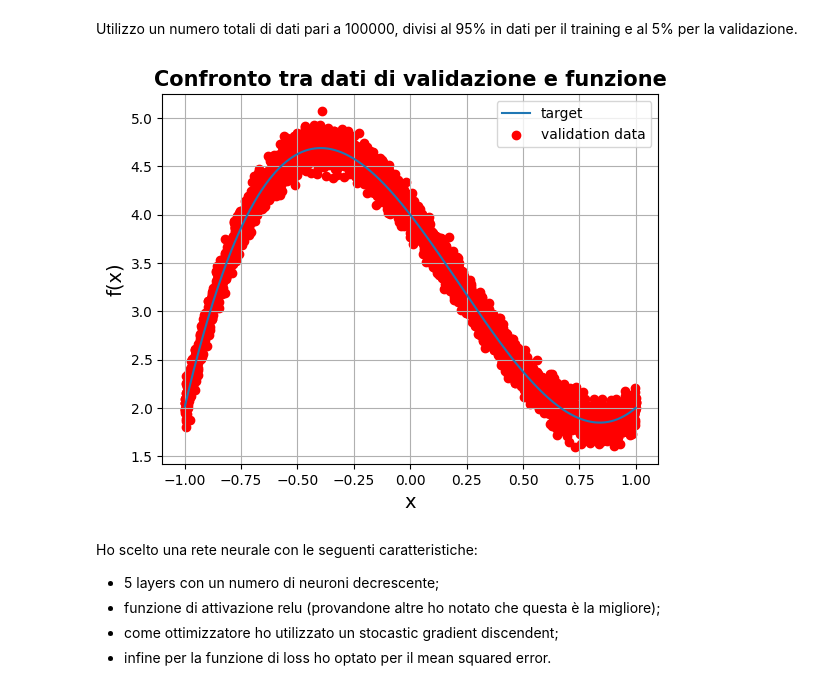
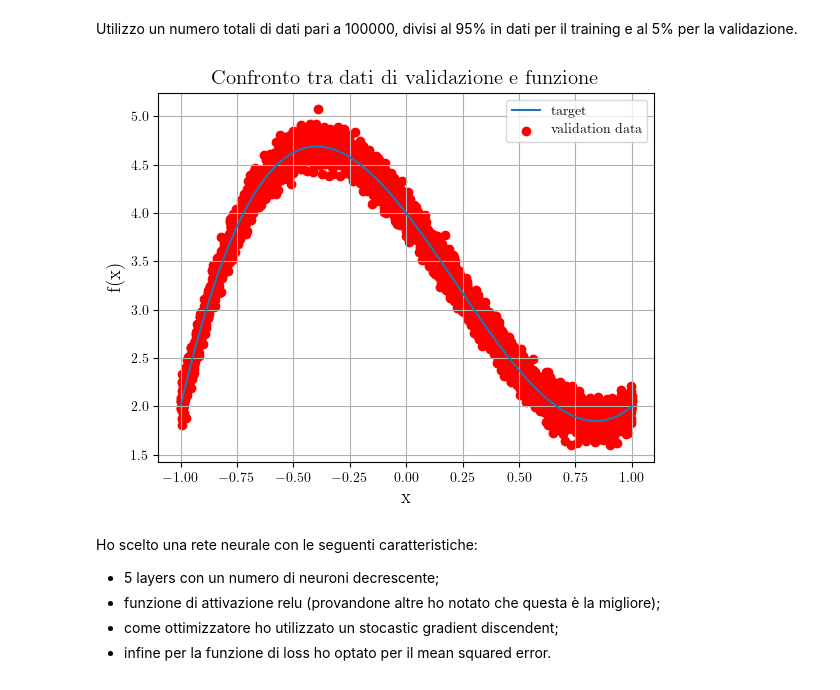
Before and after one commit to teolazze/LSN_matteo_lazzeretti, a Jupyter notebook: lezione_11/esercizio_11.2.ipynb, the cells around one changed output. Saved outputs shown, nothing was run; the diff lists cells and outputs as text; code cells hidden in the pictures.

```diff
--- a/lezione_11/esercizio_11.2.ipynb
+++ b/lezione_11/esercizio_11.2.ipynb
@@ -50,16 +50,20 @@ y_valid = np.random.normal(a + b * x_valid + c * x_valid**2 + d * x_valid**3, si
 # %%
 # plot validation and target dataset
 import matplotlib.pyplot as plt
+
+plt.rc('text', usetex=True)
+plt.rc('font', family='serif')
+
 plt.plot(x_valid, y_target, label='target')
 plt.scatter(x_valid, y_valid, color='r', label='validation data')
 plt.legend()
 plt.grid(True)
 plt.xlabel("x", fontsize = 14)
 plt.ylabel("f(x)", fontsize = 14)
 plt.title("Confronto tra dati di validazione e funzione", fontsize = 15, fontweight = "bold")
 plt.show()
 # %% [output]
-[figure, old version]
+[figure, new version]
 # %% [markdown]
 Ho scelto una rete neurale con le seguenti caratteristiche:
 - 5 layers con un numero di neuroni decrescente;
```
Also changed, not shown: parts of 8 cells of this notebook, 2 other files.
